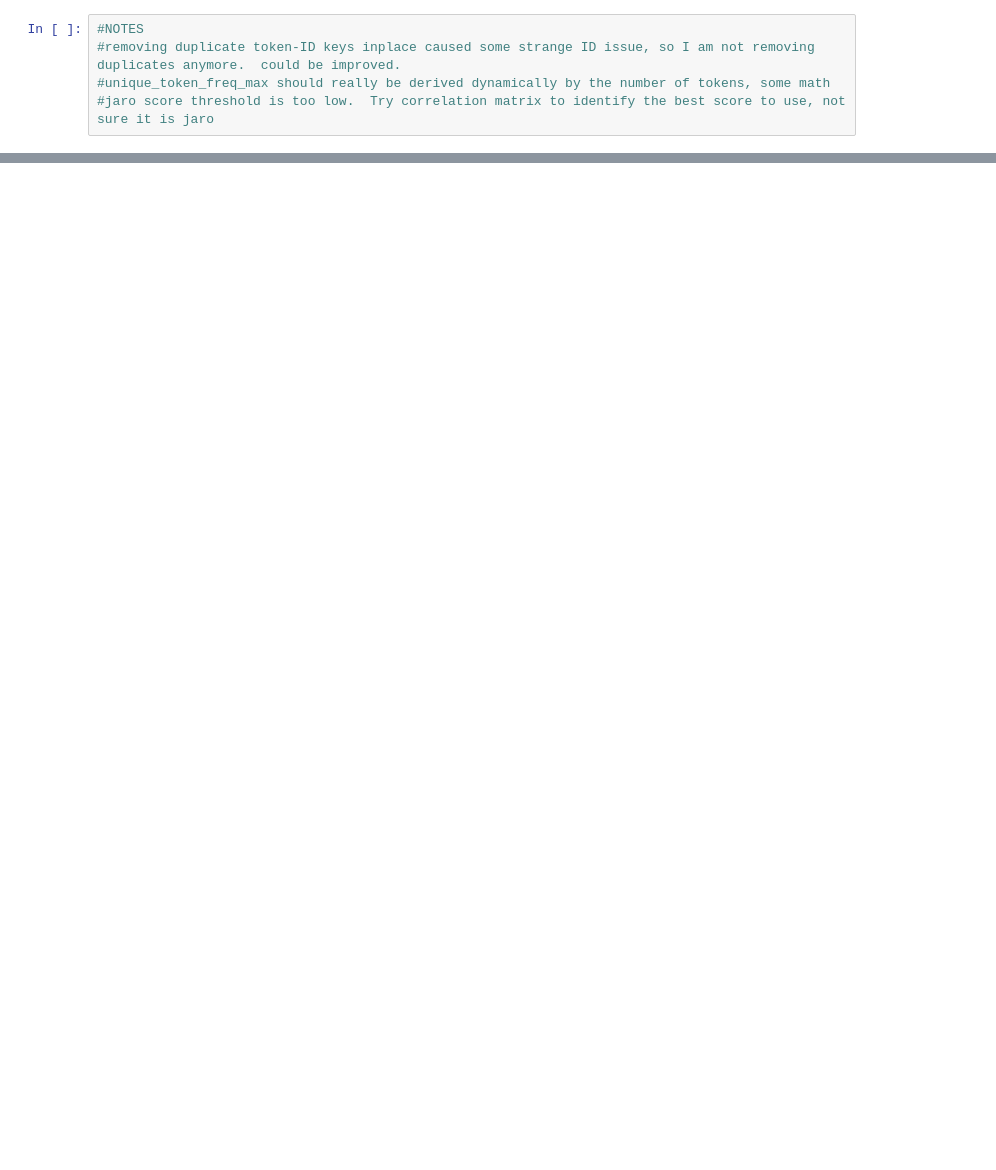
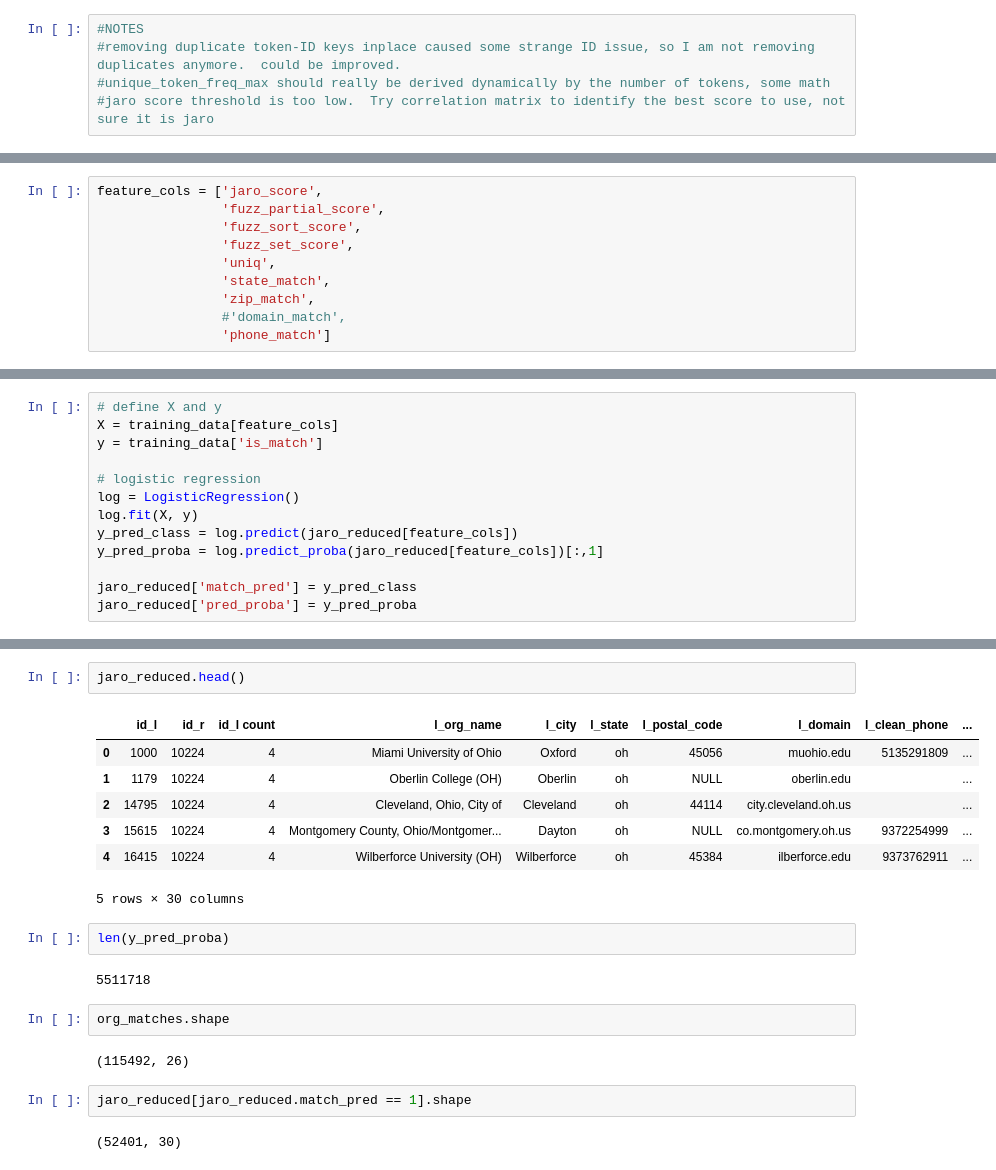
Before and after one commit to duncanjamesbell/data_matching, a Jupyter notebook: Org_Matcher_v3.0.ipynb, the cells around one changed output, grey strips where cells are left out. Drawn from its saved outputs; the diff is of its cells as text; blank space fills up the shorter version.

```diff
--- a/Org_Matcher_v3.0.ipynb
+++ b/Org_Matcher_v3.0.ipynb
@@ -633,0 +726,10 @@ full_conc['uniq'] = full_conc.apply(lambda x: name_similarity(x.l_org_name, x.r_
+# %%
+feature_cols = ['jaro_score',
+                'fuzz_partial_score',
+                'fuzz_sort_score',
+                'fuzz_set_score',
+                'uniq',
+                'state_match',
+                'zip_match',
+                #'domain_match',
+                'phone_match']
@@ -633,0 +757,13 @@ full_conc['uniq'] = full_conc.apply(lambda x: name_similarity(x.l_org_name, x.r_
+# %%
+# define X and y
+X = training_data[feature_cols]
+y = training_data['is_match']
+
+# logistic regression
+log = LogisticRegression()
+log.fit(X, y)
+y_pred_class = log.predict(jaro_reduced[feature_cols])
+y_pred_proba = log.predict_proba(jaro_reduced[feature_cols])[:,1]
+
+jaro_reduced['match_pred'] = y_pred_class
+jaro_reduced['pred_proba'] = y_pred_proba
@@ -633,0 +781,22 @@ full_conc['uniq'] = full_conc.apply(lambda x: name_similarity(x.l_org_name, x.r_
+# %%
+jaro_reduced.head()
+# %% [output]
+|  | id_l | id_r | id_l count | l_org_name | l_city | l_state | l_postal_code | l_domain | l_clean_phone | ... |
+| 0 | 1000 | 10224 | 4 | Miami University of Ohio | Oxford | oh | 45056 | muohio.edu | 5135291809 | ... |
+| 1 | 1179 | 10224 | 4 | Oberlin College (OH) | Oberlin | oh | NULL | oberlin.edu |  | ... |
+| 2 | 14795 | 10224 | 4 | Cleveland, Ohio, City of | Cleveland | oh | 44114 | city.cleveland.oh.us |  | ... |
+| 3 | 15615 | 10224 | 4 | Montgomery County, Ohio/Montgomer... | Dayton | oh | NULL | co.montgomery.oh.us | 9372254999 | ... |
+| 4 | 16415 | 10224 | 4 | Wilberforce University (OH) | Wilberforce | oh | 45384 | ilberforce.edu | 9373762911 | ... |
+5 rows × 30 columns
+# %%
+len(y_pred_proba)
+# %% [output]
+5511718
+# %%
+org_matches.shape
+# %% [output]
+(115492, 26)
+# %%
+jaro_reduced[jaro_reduced.match_pred == 1].shape
+# %% [output]
+(52401, 30)
```
Also changed, not shown: parts of 17 cells of this notebook, 1 other file.
